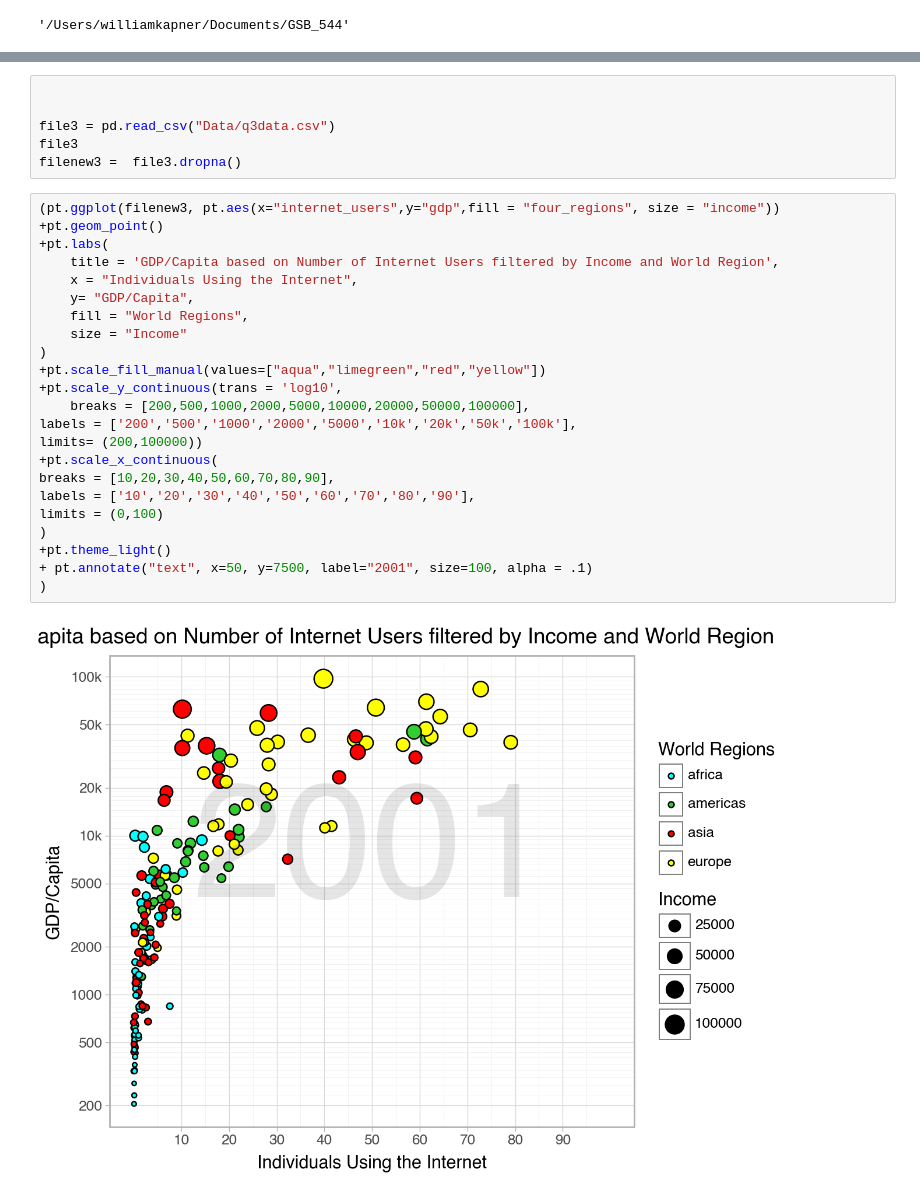
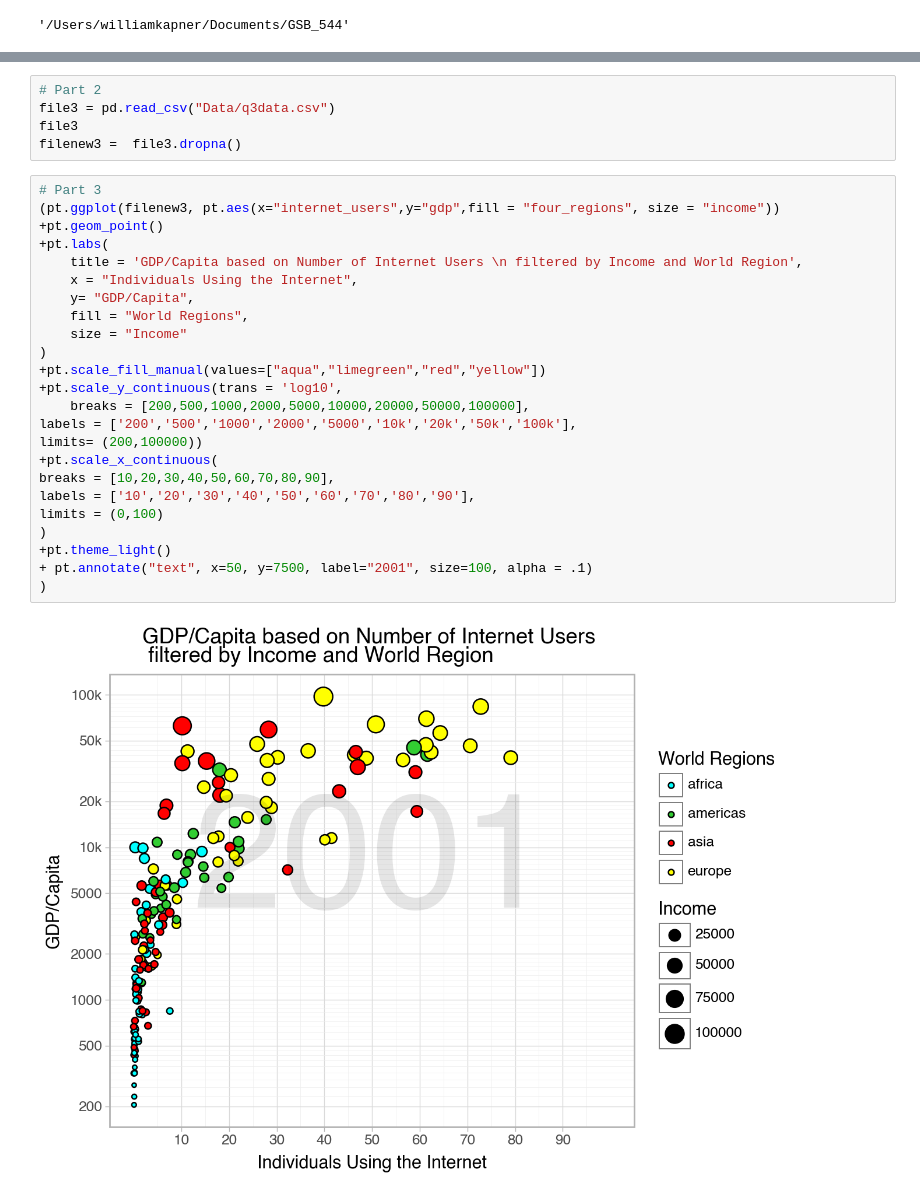
Before and after one commit to wkapner/GSB_544, a Jupyter notebook: Labs/Lab1.ipynb, the cells around one changed output, grey strips where cells are left out. Drawn from its saved outputs; the diff is of its cells as text.

Commit message:
created my own charts = explanations

```diff
--- a/Labs/Lab1.ipynb
+++ b/Labs/Lab1.ipynb
@@ -96,31 +162,31 @@ limits = (10,220)
 # %%
-
-
+# Part 2
 file3 = pd.read_csv("Data/q3data.csv")
 file3
 filenew3 =  file3.dropna()
 # %%
+# Part 3
 (pt.ggplot(filenew3, pt.aes(x="internet_users",y="gdp",fill = "four_regions", size = "income"))
 +pt.geom_point()
 +pt.labs(
-    title = 'GDP/Capita based on Number of Internet Users filtered by Income and World Region',
+    title = 'GDP/Capita based on Number of Internet Users \n filtered by Income and World Region',
     x = "Individuals Using the Internet",
     y= "GDP/Capita",
     fill = "World Regions",
     size = "Income"
 )
 +pt.scale_fill_manual(values=["aqua","limegreen","red","yellow"])
 +pt.scale_y_continuous(trans = 'log10',
     breaks = [200,500,1000,2000,5000,10000,20000,50000,100000],
 labels = ['200','500','1000','2000','5000','10k','20k','50k','100k'],
 limits= (200,100000))
 +pt.scale_x_continuous(
 breaks = [10,20,30,40,50,60,70,80,90],
 labels = ['10','20','30','40','50','60','70','80','90'],
 limits = (0,100)
 )
 +pt.theme_light()
 + pt.annotate("text", x=50, y=7500, label="2001", size=100, alpha = .1)
 )
 # %% [output]
-[figure, old version]
+[figure, new version]
```
Also changed, not shown: parts of 14 cells of this notebook.
